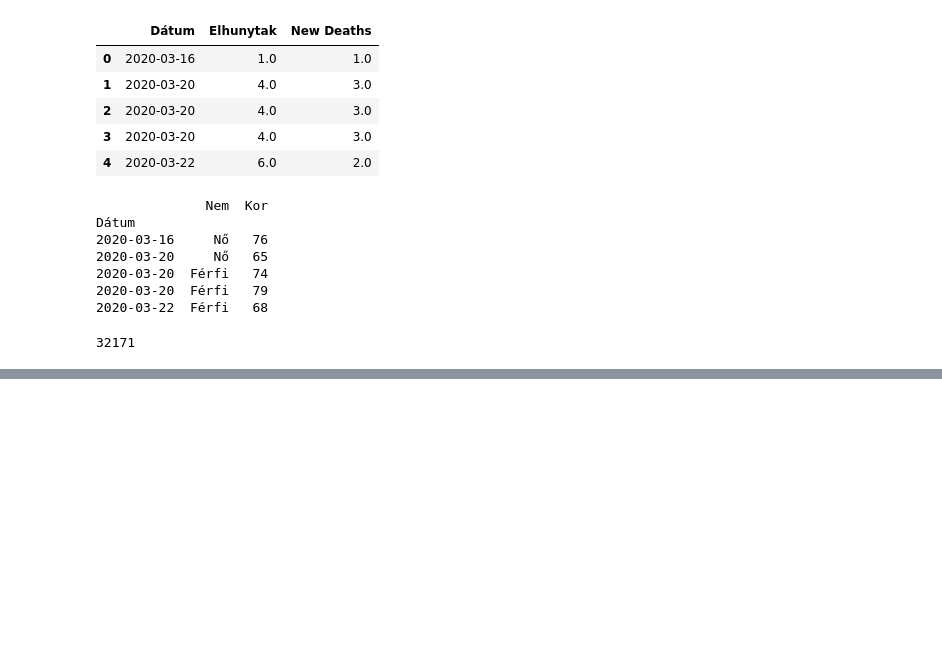
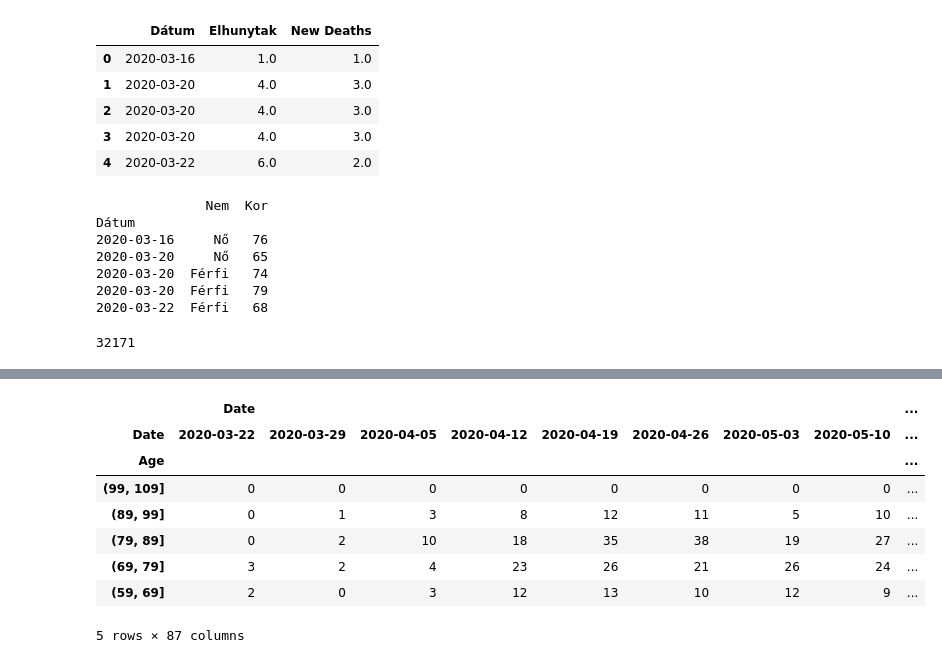
Before and after one commit to Epidemic-Models/data-science-project-covid, a Jupyter notebook: src/data_processing/data_visualization.ipynb, the cells around one changed output, grey strips where cells are left out. Cells and saved outputs as stored; diff of their text form; code cells hidden in the pictures; blank space fills up the shorter version.

```diff
--- a/src/data_processing/data_visualization.ipynb
+++ b/src/data_processing/data_visualization.ipynb
@@ -166,0 +167,20 @@ data_with_dates
+# %%
+aggregated_data = date_age.groupby( list(date_age))[['Date']].count()
+#aggregated_data.head(50)
+aggregated_data = aggregated_data.unstack(level = 0)
+aggregated_data.to_csv("aggregated_data.csv")
+aggregated_data = aggregated_data.reindex(index=aggregated_data.index[::-1])
+#data_with_dates(['Date', 'Age']).count()
+#means = data_with_dates.join(data_with_dates).groupby( list(data_with_dates) )
+#means = means.unstack(level = 0)
+aggregated_data.head()
+# %% [output]
+|  | Date |  |  |  |  |  |  |  | ... |
+| Date | 2020-03-22 | 2020-03-29 | 2020-04-05 | 2020-04-12 | 2020-04-19 | 2020-04-26 | 2020-05-03 | 2020-05-10 | ... |
+| Age |  |  |  |  |  |  |  |  | ... |
+| (99, 109] | 0 | 0 | 0 | 0 | 0 | 0 | 0 | 0 | ... |
+| (89, 99] | 0 | 1 | 3 | 8 | 12 | 11 | 5 | 10 | ... |
+| (79, 89] | 0 | 2 | 10 | 18 | 35 | 38 | 19 | 27 | ... |
+| (69, 79] | 3 | 2 | 4 | 23 | 26 | 21 | 26 | 24 | ... |
+| (59, 69] | 2 | 0 | 3 | 12 | 13 | 10 | 12 | 9 | ... |
+5 rows × 87 columns
```
Also changed, not shown: parts of 16 cells of this notebook.
